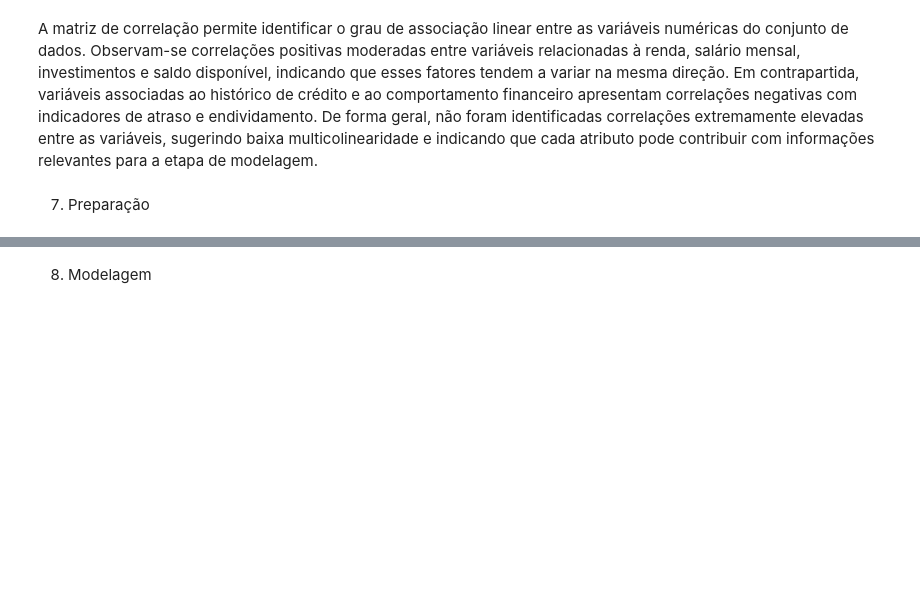
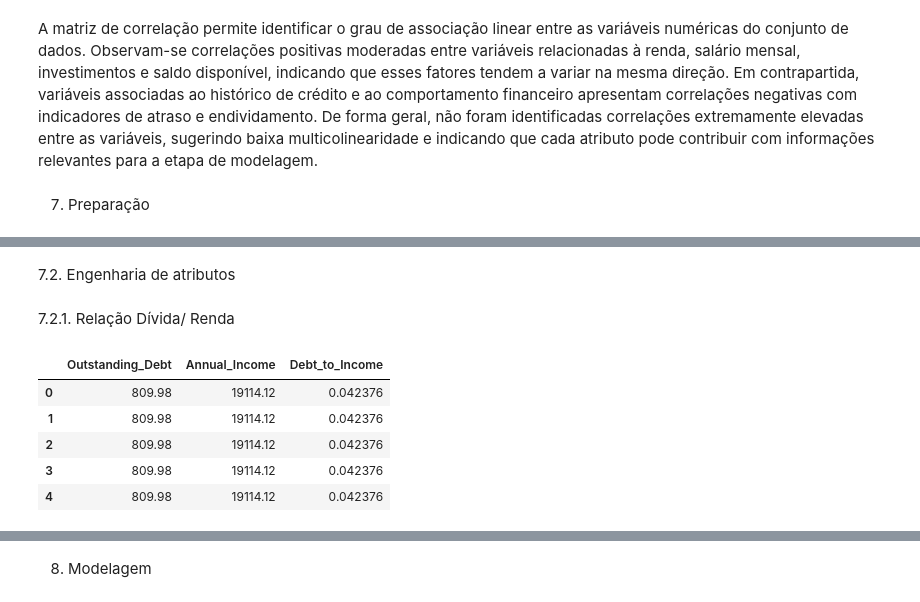
Before and after one commit to brunahirschle/Projeto-Final-DG, a Jupyter notebook: notebook/projeto_final.ipynb, the cells around one changed output, grey strips where cells are left out. Drawn from its saved outputs; the diff is of its cells as text; code cells hidden in the pictures; blank space fills up the shorter version.

```diff
--- a/notebook/projeto_final.ipynb
+++ b/notebook/projeto_final.ipynb
@@ -2085,0 +2101,8 @@ A matriz de correlação permite identificar o grau de associação linear entre
+# %%
+df = df.drop(columns=[
+    "ID",
+    "Customer_ID",
+    "Name",
+    "SSN",
+    "Month"
+])
@@ -2085,0 +2128,17 @@ A matriz de correlação permite identificar o grau de associação linear entre
+# %% [markdown]
+7.2. Engenharia de atributos
+# %% [markdown]
+7.2.1. Relação Dívida/ Renda
+# %%
+df['Debt_to_Income'] = (
+    df['Outstanding_Debt'] / df['Annual_Income']
+)
+# %%
+df[['Outstanding_Debt', 'Annual_Income', 'Debt_to_Income']].head()
+# %% [output]
+|  | Outstanding_Debt | Annual_Income | Debt_to_Income |
+| 0 | 809.98 | 19114.12 | 0.042376 |
+| 1 | 809.98 | 19114.12 | 0.042376 |
+| 2 | 809.98 | 19114.12 | 0.042376 |
+| 3 | 809.98 | 19114.12 | 0.042376 |
+| 4 | 809.98 | 19114.12 | 0.042376 |
```
Also changed, not shown: parts of 37 cells of this notebook.
